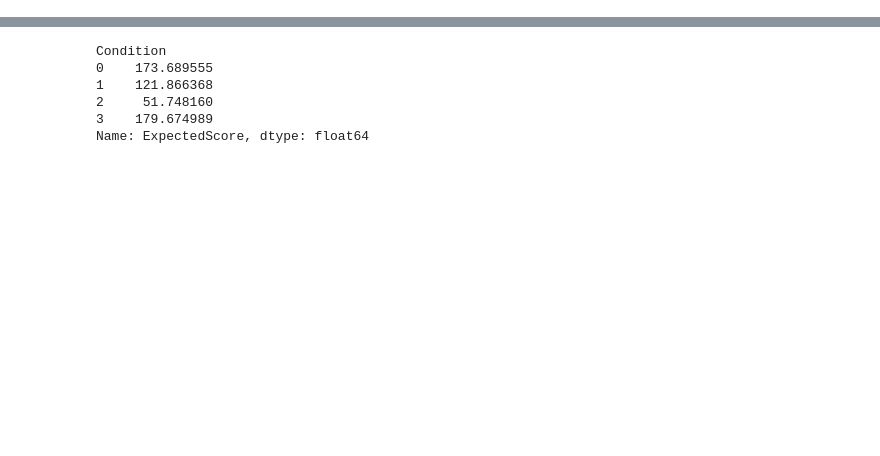
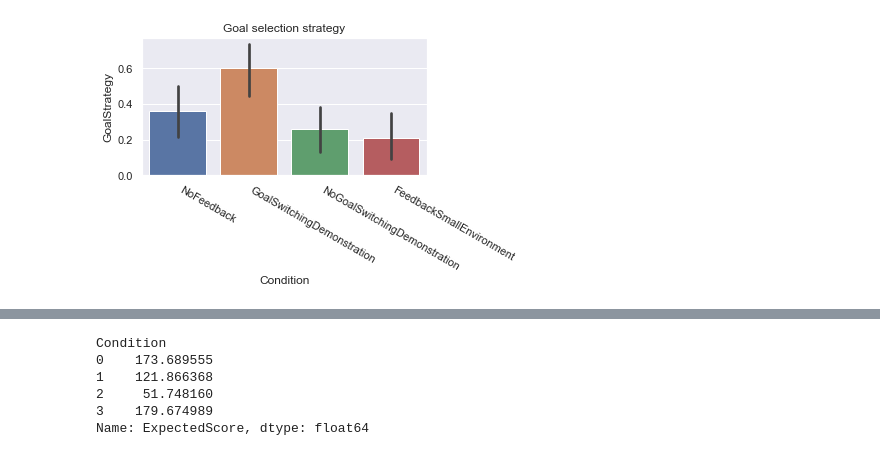
Before and after one commit to RationalityEnhancement/SSD_Hierarchical, a Jupyter notebook: Human-Experiments/metacontroller_main/main_analysis.ipynb, the cells around one changed output, grey strips where cells are left out. Drawn from its saved outputs; the diff is of its cells as text; code cells hidden in the pictures; blank space fills up the shorter version.

```diff
--- a/Human-Experiments/metacontroller_main/main_analysis.ipynb
+++ b/Human-Experiments/metacontroller_main/main_analysis.ipynb
@@ -234,0 +158,10 @@ D no_demo-feedback 0.02937662739650694
+# %%
+ax = sns.barplot(data=df_after_exclusion.groupby("Participant").median(), x="Condition", y="GoalStrategy")
+
+_ = ax.set_xticklabels([conditions[x] for x in ax.get_xticks()], rotation=-30, ha='left')
+
+plt.title("Goal selection strategy")
+plt.tight_layout()
+plt.savefig("./metacontroller_main/img/goal_strategy.png")
+# %% [output]
+[figure, added]
```
Also changed, not shown: parts of 29 cells of this notebook, 10 other files.
